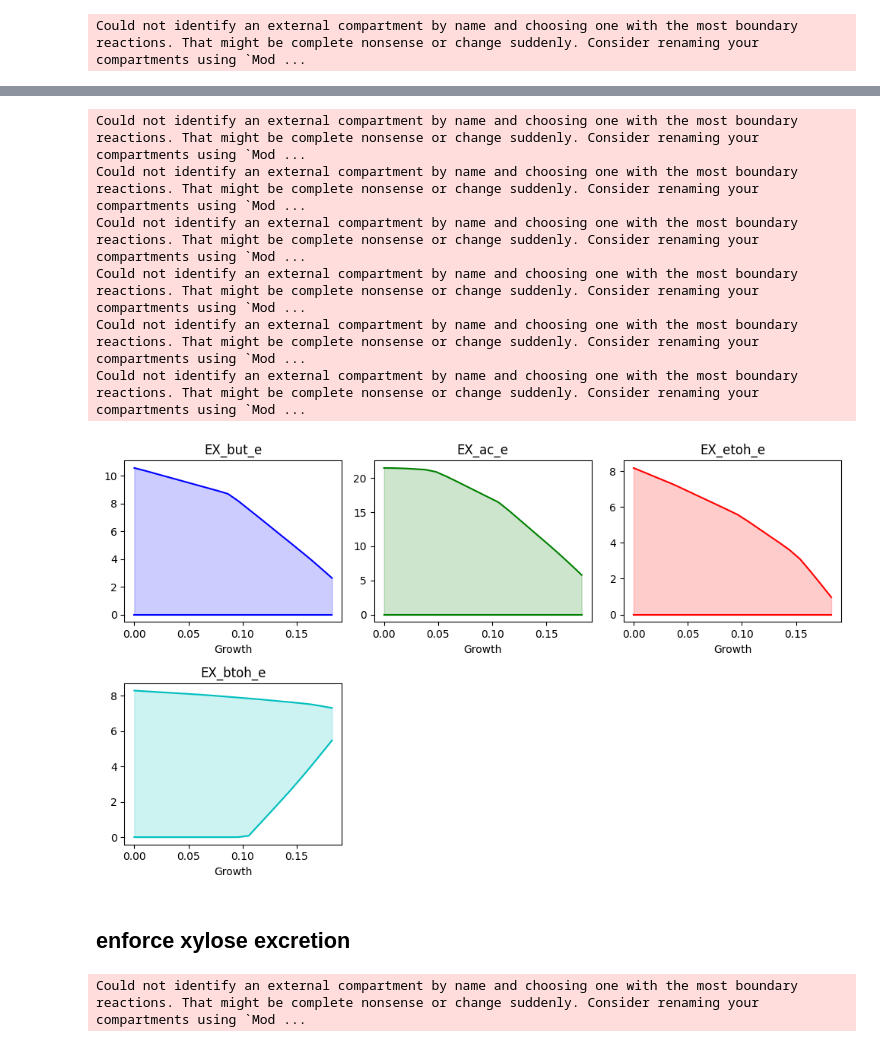
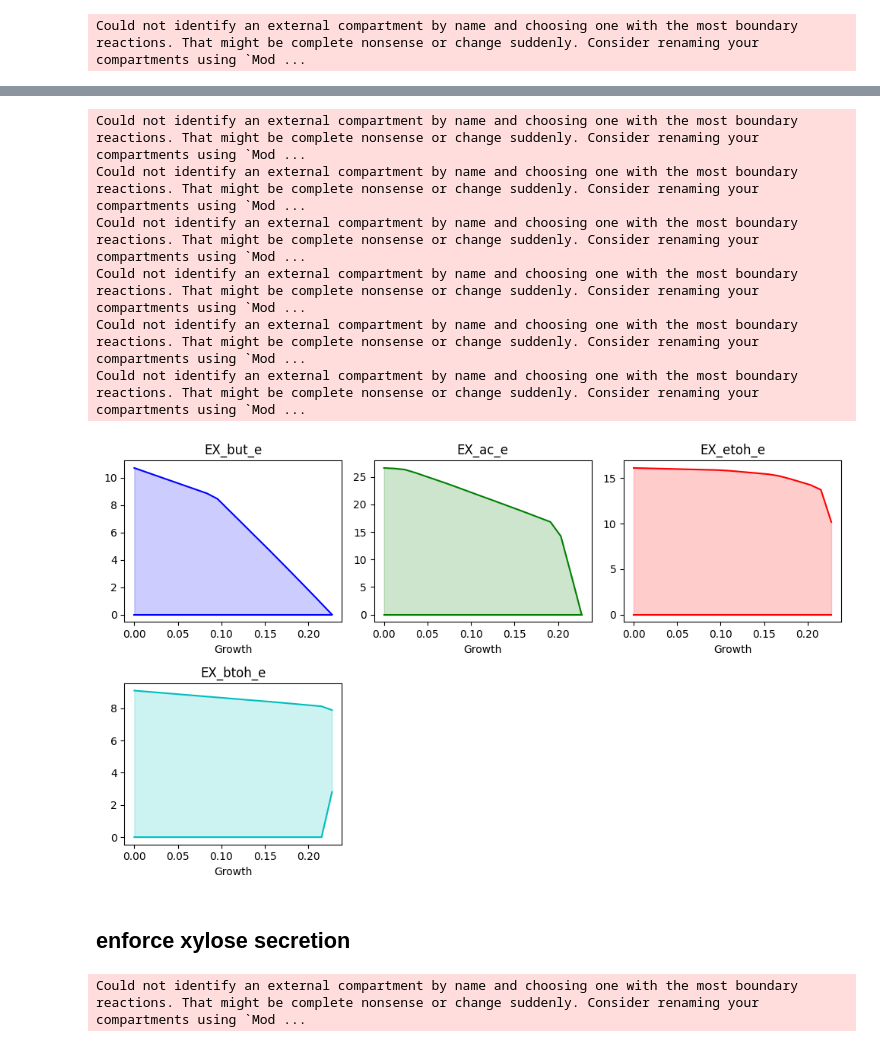
Before and after one commit to andreastallvik/BIOTBT3900, a Jupyter notebook: community_modelling/CBP_butanol/m5_sim.ipynb, the cells around one changed output, grey strips where cells are left out. Cells and saved outputs as stored; diff of their text form; code cells hidden in the pictures.

```diff
--- a/community_modelling/CBP_butanol/m5_sim.ipynb
+++ b/community_modelling/CBP_butanol/m5_sim.ipynb
@@ -8,3 +8,5 @@ m5 = read_sbml_model("GEMs/M5_curated.xml")
 ## Static sim.
 # %%
 from utils import static_sim
+
+medium = static_sim.get_specific_medium(m5, {"EX_xylan4_e": 1, "EX_xylan8_e": 0.5,})
@@ -11,2 +14,0 @@ from utils import static_sim
-# %%
-medium = static_sim.get_specific_medium(m5, {"EX_xylan4_e": 0, "EX_xylan8_e": 1,})
@@ -26,6 +26,6 @@ from cobra.flux_analysis import pfba
 with m5:
     m5.medium = medium
     summary = m5.summary()
-    pfba_solution = pfba(m5)
+    sol = m5.optimize()
 # %% [output]
 Could not identify an external compartment by name and choosing one with the most boundary reactions. That might be complete nonsense or change suddenly. Consider renaming your compartments using `Mod ...
@@ -88,21 +88,31 @@ Consuming Reactions
+# %%
+# playing around with a few possible added constraints
+
+# added constraint to set a direction
+m5.reactions.HACD1i.bounds = (-1000, 0)
+m5.reactions.HBCO_nadp.bounds = (0, 1000)
+m5.reactions.ALCD2x.bounds = (-1000, 0)
+m5.reactions.ALCD2y.bounds = (-1000, 0)
+#m5.reactions.IBTMr.bounds = (0, 0)
+m5.reactions.ACtr.bounds = (0,0)
 # %%
 from utils import static_sim
 
-medium = static_sim.get_specific_medium(m5, {"EX_xylan4_e": 0, "EX_xylan8_e": 1,})
+medium = static_sim.get_specific_medium(m5, {"EX_xylan4_e": 1, "EX_xylan8_e": 0.5, "EX_nh4_e": 10, "EX_h_e": 10})
 
 prod_reactions = ["EX_but_e", "EX_ac_e", "EX_etoh_e", "EX_btoh_e"]
 
 static_sim.plot_flux_envelopes(m5, medium=medium, reactions=prod_reactions)
 # %% [output]
 Could not identify an external compartment by name and choosing one with the most boundary reactions. That might be complete nonsense or change suddenly. Consider renaming your compartments using `Mod ...
 Could not identify an external compartment by name and choosing one with the most boundary reactions. That might be complete nonsense or change suddenly. Consider renaming your compartments using `Mod ...
 Could not identify an external compartment by name and choosing one with the most boundary reactions. That might be complete nonsense or change suddenly. Consider renaming your compartments using `Mod ...
 Could not identify an external compartment by name and choosing one with the most boundary reactions. That might be complete nonsense or change suddenly. Consider renaming your compartments using `Mod ...
 Could not identify an external compartment by name and choosing one with the most boundary reactions. That might be complete nonsense or change suddenly. Consider renaming your compartments using `Mod ...
 Could not identify an external compartment by name and choosing one with the most boundary reactions. That might be complete nonsense or change suddenly. Consider renaming your compartments using `Mod ...
-[figure, old version]
+[figure, new version]
 # %% [markdown]
-## enforce xylose excretion
+## enforce xylose secretion
 # %%
 from cobra.flux_analysis import pfba
 
```
Also changed, not shown: parts of 11 cells of this notebook, 4 other files.
